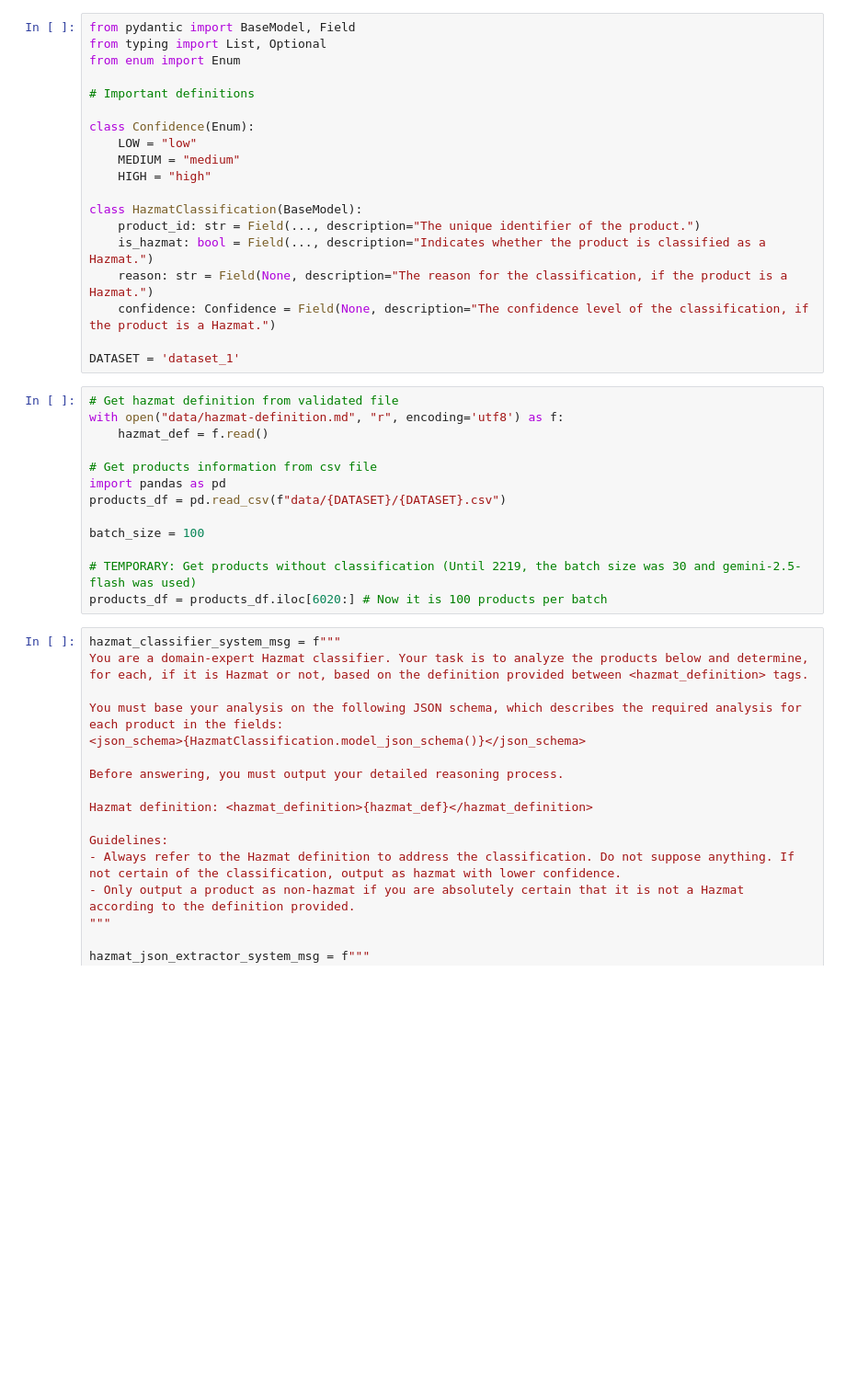
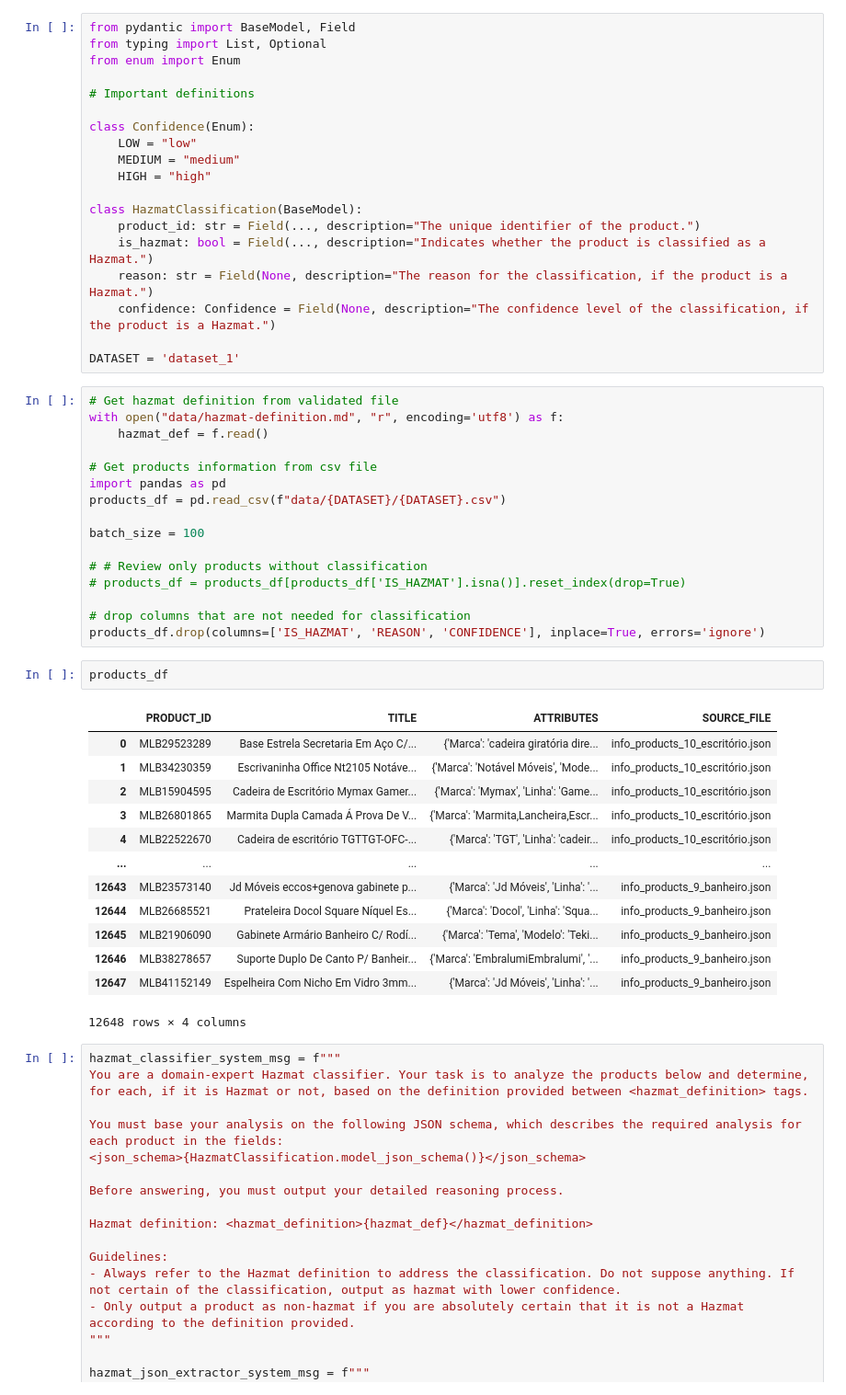
Before and after one commit to gsimassouza/hazmat-classifier, a Jupyter notebook: classify_products.ipynb, the cells around one changed output. Shown: that part at 92% size. Saved outputs shown, nothing was run; the diff lists cells and outputs as text; blank space fills up the shorter version.

```diff
--- a/classify_products.ipynb
+++ b/classify_products.ipynb
@@ -34,8 +34,27 @@ products_df = pd.read_csv(f"data/{DATASET}/{DATASET}.csv")
 
 batch_size = 100
 
-# TEMPORARY: Get products without classification (Until 2219, the batch size was 30 and gemini-2.5-flash was used)
-products_df = products_df.iloc[6020:] # Now it is 100 products per batch
+# # Review only products without classification
+# products_df = products_df[products_df['IS_HAZMAT'].isna()].reset_index(drop=True)
+
+# drop columns that are not needed for classification
+products_df.drop(columns=['IS_HAZMAT', 'REASON', 'CONFIDENCE'], inplace=True, errors='ignore')
+# %%
+products_df
+# %% [output]
+|  | PRODUCT_ID | TITLE | ATTRIBUTES | SOURCE_FILE |
+| 0 | MLB29523289 | Base Estrela Secretaria Em Aço C/... | {'Marca': 'cadeira giratória dire... | info_products_10_escritório.json |
+| 1 | MLB34230359 | Escrivaninha Office Nt2105 Notáve... | {'Marca': 'Notável Móveis', 'Mode... | info_products_10_escritório.json |
+| 2 | MLB15904595 | Cadeira de Escritório Mymax Gamer... | {'Marca': 'Mymax', 'Linha': 'Game... | info_products_10_escritório.json |
+| 3 | MLB26801865 | Marmita Dupla Camada Á Prova De V... | {'Marca': 'Marmita,Lancheira,Escr... | info_products_10_escritório.json |
+| 4 | MLB22522670 | Cadeira de escritório TGTTGT-OFC-... | {'Marca': 'TGT', 'Linha': 'cadeir... | info_products_10_escritório.json |
+| ... | ... | ... | ... | ... |
+| 12643 | MLB23573140 | Jd Móveis eccos+genova gabinete p... | {'Marca': 'Jd Móveis', 'Linha': '... | info_products_9_banheiro.json |
+| 12644 | MLB26685521 | Prateleira Docol Square Níquel Es... | {'Marca': 'Docol', 'Linha': 'Squa... | info_products_9_banheiro.json |
+| 12645 | MLB21906090 | Gabinete Armário Banheiro C/ Rodí... | {'Marca': 'Tema', 'Modelo': 'Teki... | info_products_9_banheiro.json |
+| 12646 | MLB38278657 | Suporte Duplo De Canto P/ Banheir... | {'Marca': 'EmbralumiEmbralumi', '... | info_products_9_banheiro.json |
+| 12647 | MLB41152149 | Espelheira Com Nicho Em Vidro 3mm... | {'Marca': 'Jd Móveis', 'Linha': '... | info_products_9_banheiro.json |
+12648 rows × 4 columns
 # %%
 hazmat_classifier_system_msg = f"""
 You are a domain-expert Hazmat classifier. Your task is to analyze the products below and determine, for each, if it is Hazmat or not, based on the definition provided between <hazmat_definition> tags.
```
Also changed, not shown: parts of 5 cells of this notebook, 3 other files.
